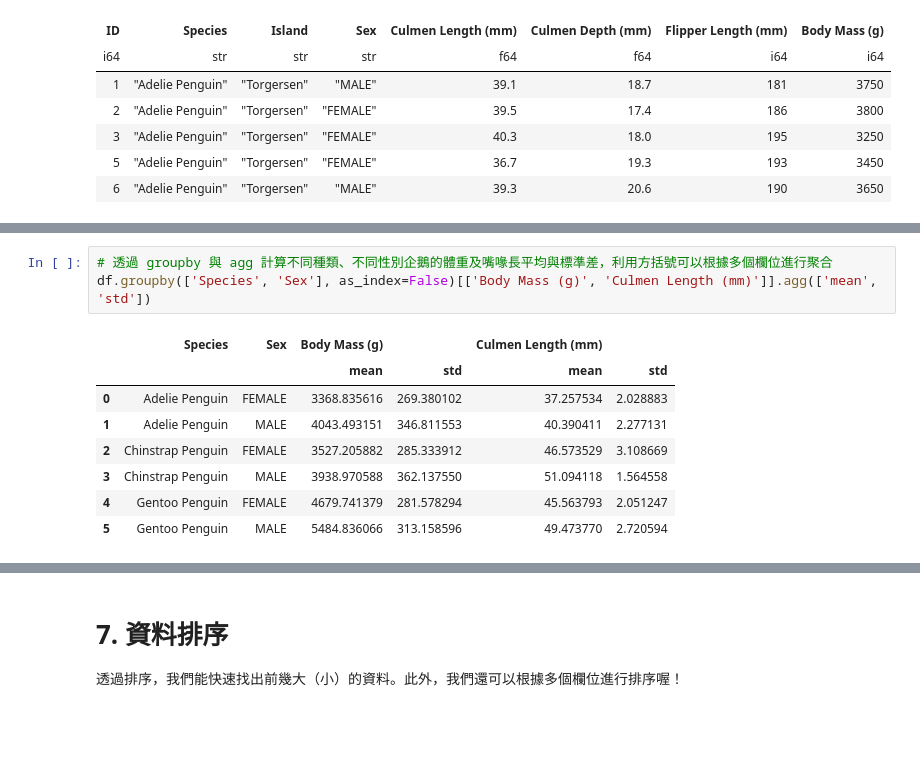
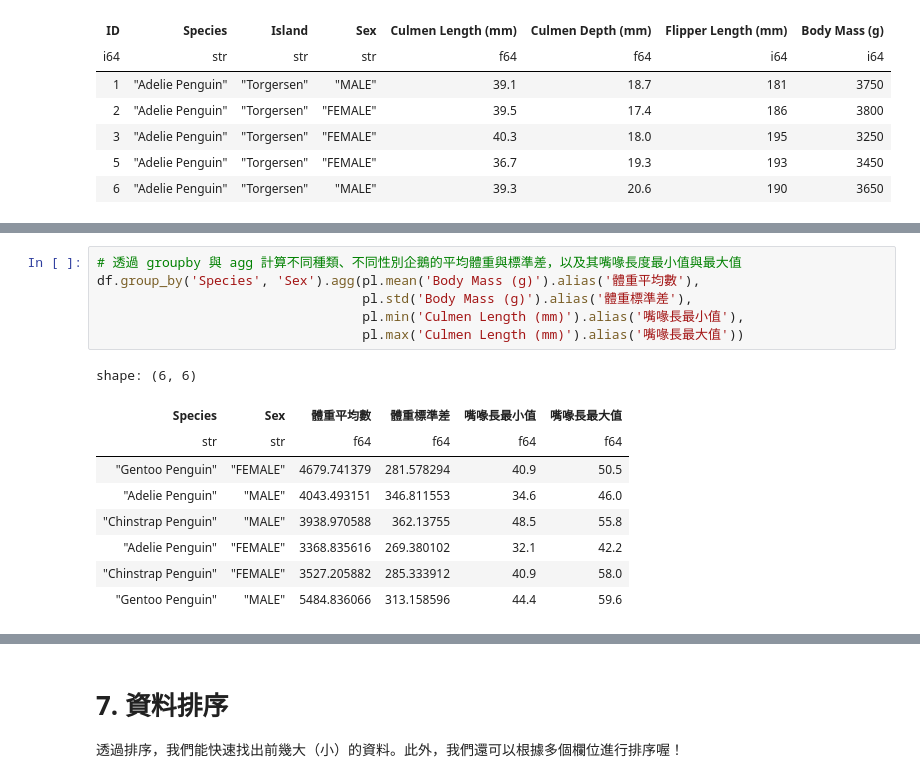
Before and after one commit to Alexchen666/Data-Analysis-101, a Jupyter notebook: polars.ipynb, the cells around one changed output, grey strips where cells are left out. Cells and saved outputs as stored; diff of their text form; blank space fills up the shorter version.

```diff
--- a/polars.ipynb
+++ b/polars.ipynb
@@ -502,12 +523,16 @@ df.groupby(['Species', 'Sex'], as_index=False)['Body Mass (g)'].mean() # 透過
 # %%
-# 透過 groupby 與 agg 計算不同種類、不同性別企鵝的體重及嘴喙長平均與標準差，利用方括號可以根據多個欄位進行聚合
-df.groupby(['Species', 'Sex'], as_index=False)[['Body Mass (g)', 'Culmen Length (mm)']].agg(['mean', 'std'])
+# 透過 groupby 與 agg 計算不同種類、不同性別企鵝的平均體重與標準差，以及其嘴喙長度最小值與最大值
+df.group_by('Species', 'Sex').agg(pl.mean('Body Mass (g)').alias('體重平均數'),
+                                  pl.std('Body Mass (g)').alias('體重標準差'),
+                                  pl.min('Culmen Length (mm)').alias('嘴喙長最小值'),
+                                  pl.max('Culmen Length (mm)').alias('嘴喙長最大值'))
 # %% [output]
+shape: (6, 6)
-|  | Species | Sex | Body Mass (g) |  | Culmen Length (mm) |  |
-|  |  |  | mean | std | mean | std |
-| 0 | Adelie Penguin | FEMALE | 3368.835616 | 269.380102 | 37.257534 | 2.028883 |
-| 1 | Adelie Penguin | MALE | 4043.493151 | 346.811553 | 40.390411 | 2.277131 |
-| 2 | Chinstrap Penguin | FEMALE | 3527.205882 | 285.333912 | 46.573529 | 3.108669 |
-| 3 | Chinstrap Penguin | MALE | 3938.970588 | 362.137550 | 51.094118 | 1.564558 |
-| 4 | Gentoo Penguin | FEMALE | 4679.741379 | 281.578294 | 45.563793 | 2.051247 |
-| 5 | Gentoo Penguin | MALE | 5484.836066 | 313.158596 | 49.473770 | 2.720594 |
+| Species | Sex | 體重平均數 | 體重標準差 | 嘴喙長最小值 | 嘴喙長最大值 |
+| str | str | f64 | f64 | f64 | f64 |
+| "Gentoo Penguin" | "FEMALE" | 4679.741379 | 281.578294 | 40.9 | 50.5 |
+| "Adelie Penguin" | "MALE" | 4043.493151 | 346.811553 | 34.6 | 46.0 |
+| "Chinstrap Penguin" | "MALE" | 3938.970588 | 362.13755 | 48.5 | 55.8 |
+| "Adelie Penguin" | "FEMALE" | 3368.835616 | 269.380102 | 32.1 | 42.2 |
+| "Chinstrap Penguin" | "FEMALE" | 3527.205882 | 285.333912 | 40.9 | 58.0 |
+| "Gentoo Penguin" | "MALE" | 5484.836066 | 313.158596 | 44.4 | 59.6 |
```
Also changed, not shown: parts of 9 cells of this notebook.
